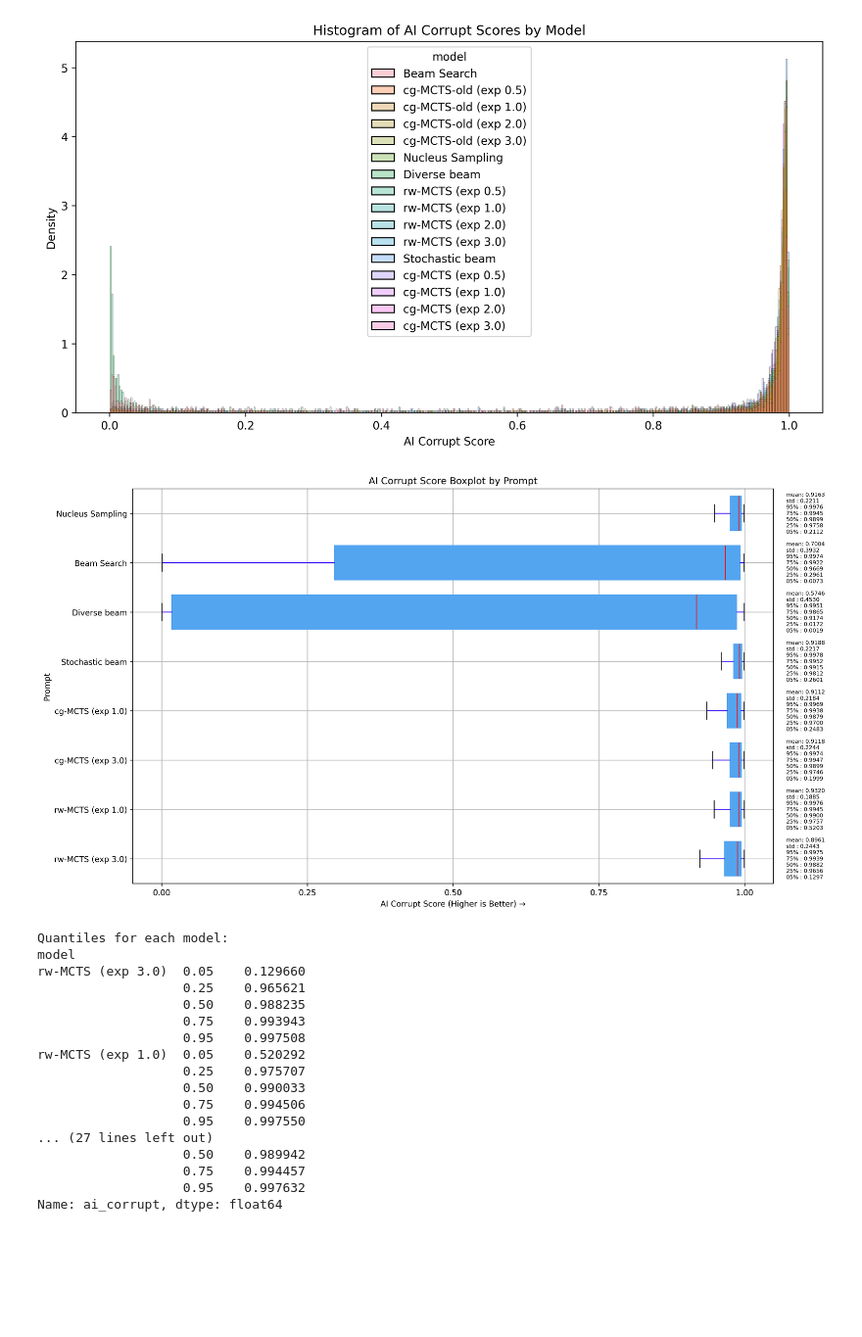
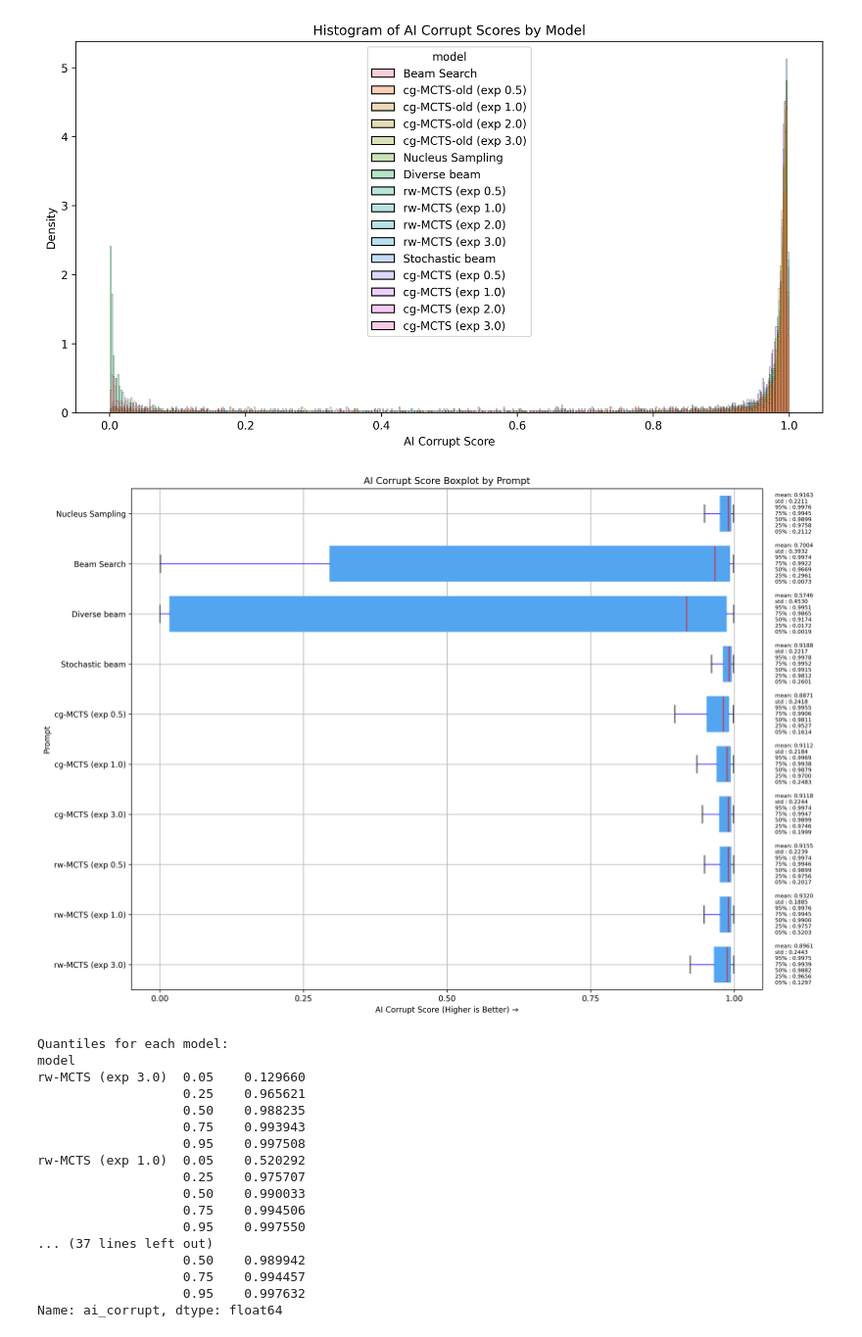
Before and after one commit to KohakuBlueleaf/KGen, a Jupyter notebook: scripts/exp/tgts/stat/corrupt.ipynb, the cells around one changed output. Shown at 98% size. Drawn from its saved outputs; the diff is of its cells as text; code cells hidden in the pictures; blank space fills up the shorter version.

```diff
--- a/scripts/exp/tgts/stat/corrupt.ipynb
+++ b/scripts/exp/tgts/stat/corrupt.ipynb
@@ -7,6 +7,7 @@ import numpy as np
 all_values = []
 datas = []
 
+# NOTE, the order of names should be same as the corrupt scripts' output order
 names = [
     "Beam Search",
     "cg-MCTS-old (exp 0.5)",
@@ -30,11 +31,11 @@ model_order = [
     "Beam Search",
     "Diverse beam",
     "Stochastic beam",
-    # "cg-MCTS (exp 0.5)",
+    "cg-MCTS (exp 0.5)",
     "cg-MCTS (exp 1.0)",
     # "cg-MCTS (exp 2.0)",
     "cg-MCTS (exp 3.0)",
-    # "rw-MCTS (exp 0.5)",
+    "rw-MCTS (exp 0.5)",
     "rw-MCTS (exp 1.0)",
     # "rw-MCTS (exp 2.0)",
     "rw-MCTS (exp 3.0)",
@@ -118,7 +119,7 @@ df_sorted = df.set_index("model").loc[model_order].reset_index()
 # print(df_stats)
 
 # Create a figure and axes
-fig, ax = plt.subplots(figsize=(14, 8), dpi=300)
+fig, ax = plt.subplots(figsize=(14, 10), dpi=300)
 
 df_sorted["model"] = pd.Categorical(
     df_sorted["model"],
@@ -179,34 +180,34 @@ std = df_sorted.groupby("model")["ai_corrupt"].std()
 
 # print(quantiles)
 for i, model in enumerate(df_sorted["model"].unique()):
     model = reverse_map[model]
     quantile_text = (
         f"mean: {means.loc[model]:.4f}\n"
         f"std : {std.loc[model]:.4f}\n"
         f"95% : {quantiles.loc[model, 0.95]:.4f}\n"
         f"75% : {quantiles.loc[model, 0.75]:.4f}\n"
         f"50% : {quantiles.loc[model, 0.50]:.4f}\n"
         f"25% : {quantiles.loc[model, 0.25]:.4f}\n"
         f"05% : {quantiles.loc[model, 0.05]:.4f}"
     )
     ax.annotate(
         quantile_text,
         xy=(1.02, i * y_scale),
         xycoords=("axes fraction", "data"),
         va="center",
         ha="left",
         fontsize=7,
     )
 
 # Display the plot
 plt.tight_layout()
 plt.show()
 
 # Log quantile information
 print("\nQuantiles for each model:")
 print(quantiles)
 # %% [output]
-[figure, old version]
+[figure, new version]
 Quantiles for each model:
 model
 rw-MCTS (exp 3.0)  0.05    0.129660
@@ -219,7 +220,7 @@ rw-MCTS (exp 1.0)  0.05    0.520292
                    0.50    0.990033
                    0.75    0.994506
                    0.95    0.997550
-... (27 lines left out)
+... (37 lines left out)
                    0.50    0.989942
                    0.75    0.994457
                    0.95    0.997632
```
Also changed, not shown: 1 other file.
